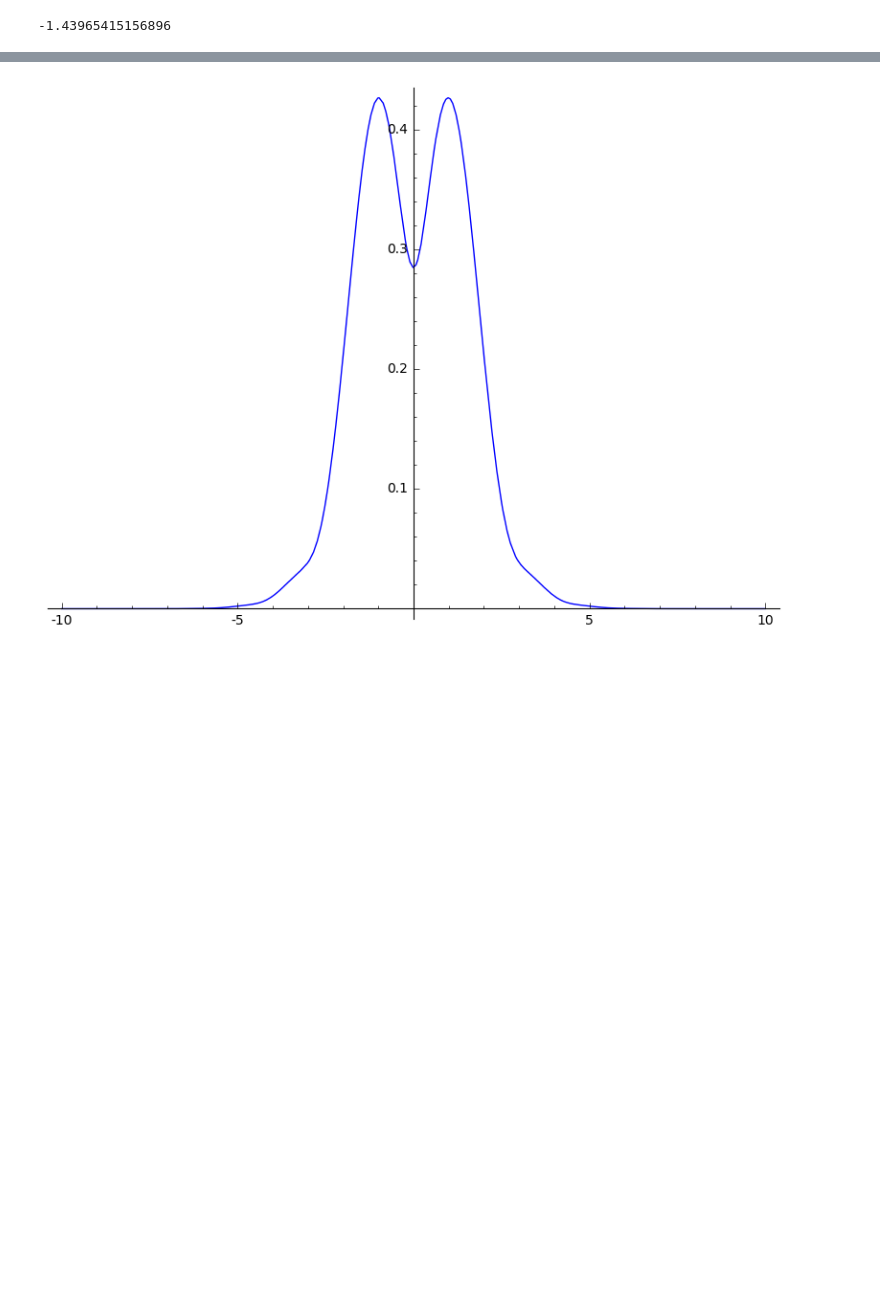
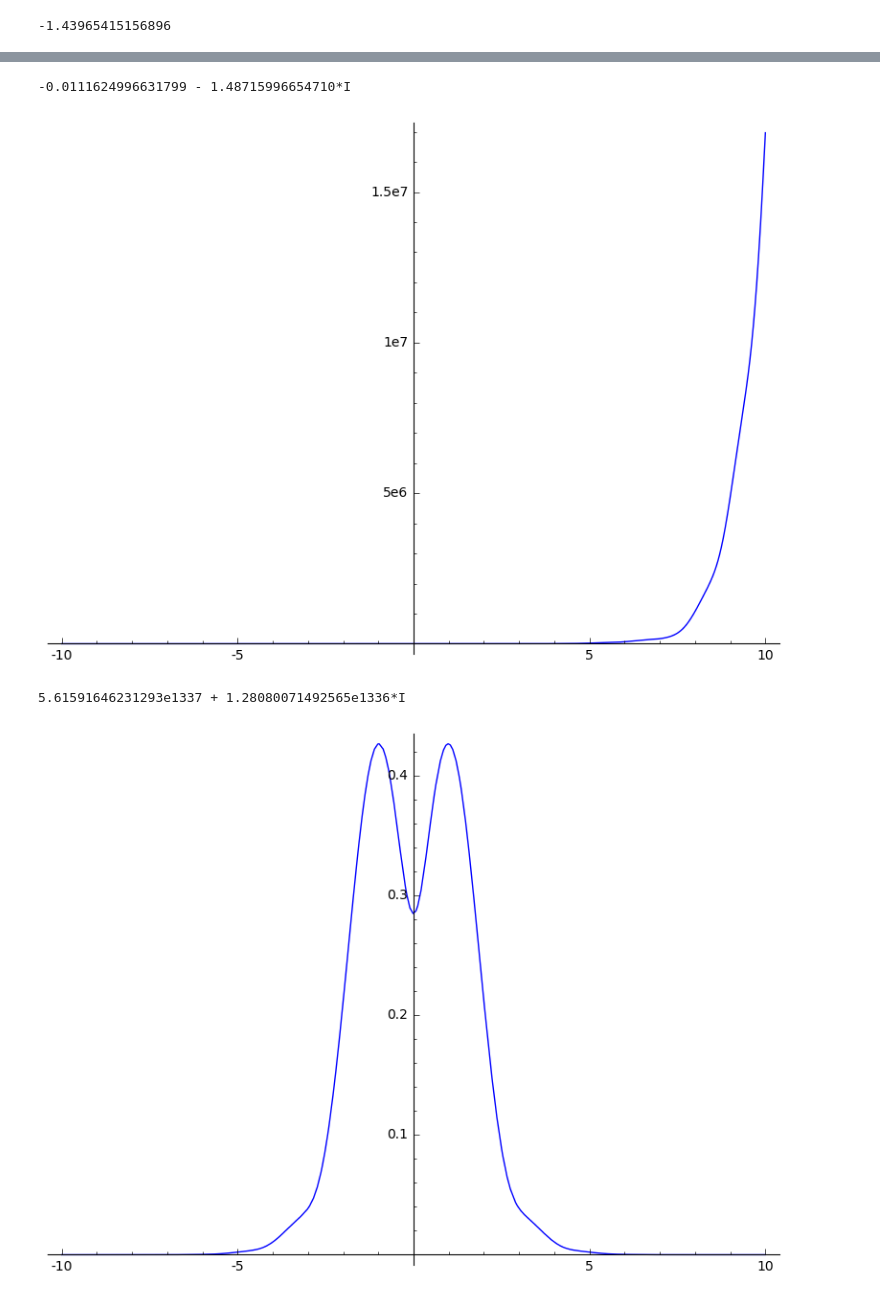
Before and after one commit to NordicMath/explore-global-weil, a Jupyter notebook: computation/MellinTransform.ipynb, the cells around one changed output, grey strips where cells are left out. Drawn from its saved outputs; the diff is of its cells as text; code cells hidden in the pictures; blank space fills up the shorter version.

```diff
--- a/computation/MellinTransform.ipynb
+++ b/computation/MellinTransform.ipynb
@@ -28,5 +28,5 @@ def integral_C_valued(f, lb, ub, max_points = 1000):
     b = numerical_integral(lambda u: f(u).imag_part(), lb, ub, max_points = max_points)[0]
     return a + b*I
 
-mellin_integrand = lambda x, s: CC((-log(x))^(-s) * gamma(s) * L(s))
-mellin_backward = lambda x, c: CC(1/(2 * pi * x) * integral_C_valued(lambda u: mellin_integrand(x, c + u*I), -100, 100, max_points = 1000))
+mellin_integrand = lambda x, s: CC((-log(x))^(-(s)) * gamma(s) * L(s))
+mellin_backward = lambda x, c: CC(1/(2 * pi * x) * integral_C_valued(lambda u: mellin_integrand(x, c + u*I), -20, 20, max_points = 100))
@@ -55,5 +65,15 @@ m(.5 + .5*I)
 # %%
 mellin_backward(.5 + .5*I, 1/2)
+# %% [output]
+-0.0111624996631799 - 1.48715996654710*I
+# %%
+plot(lambda u: abs(mellin_integrand(exp(2*pi/sqrt(389)), 1/2 + u * I)), (-10, 10))
+# %% [output]
+[figure, added]
+# %%
+mellin_integrand(exp(2*pi/sqrt(389)), 1/2 + 1000 * I)
+# %% [output]
+5.61591646231293e1337 + 1.28080071492565e1336*I
 # %%
 plot(lambda u: abs(mellin_integrand(.5, 1/2 + u * I)), (-10, 10))
 # %% [output]
```
Also changed, not shown: parts of 10 cells of this notebook, 3 other files.
